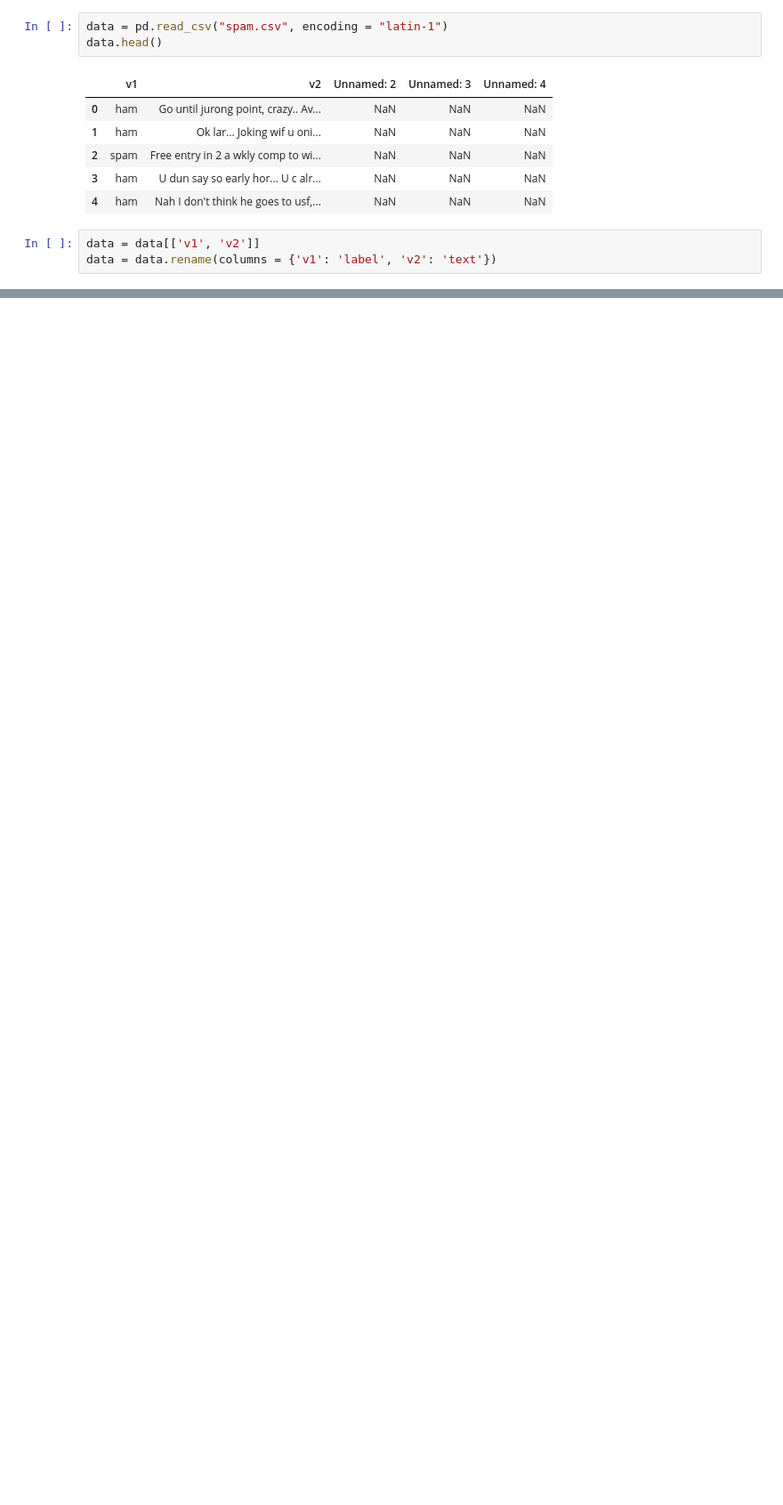
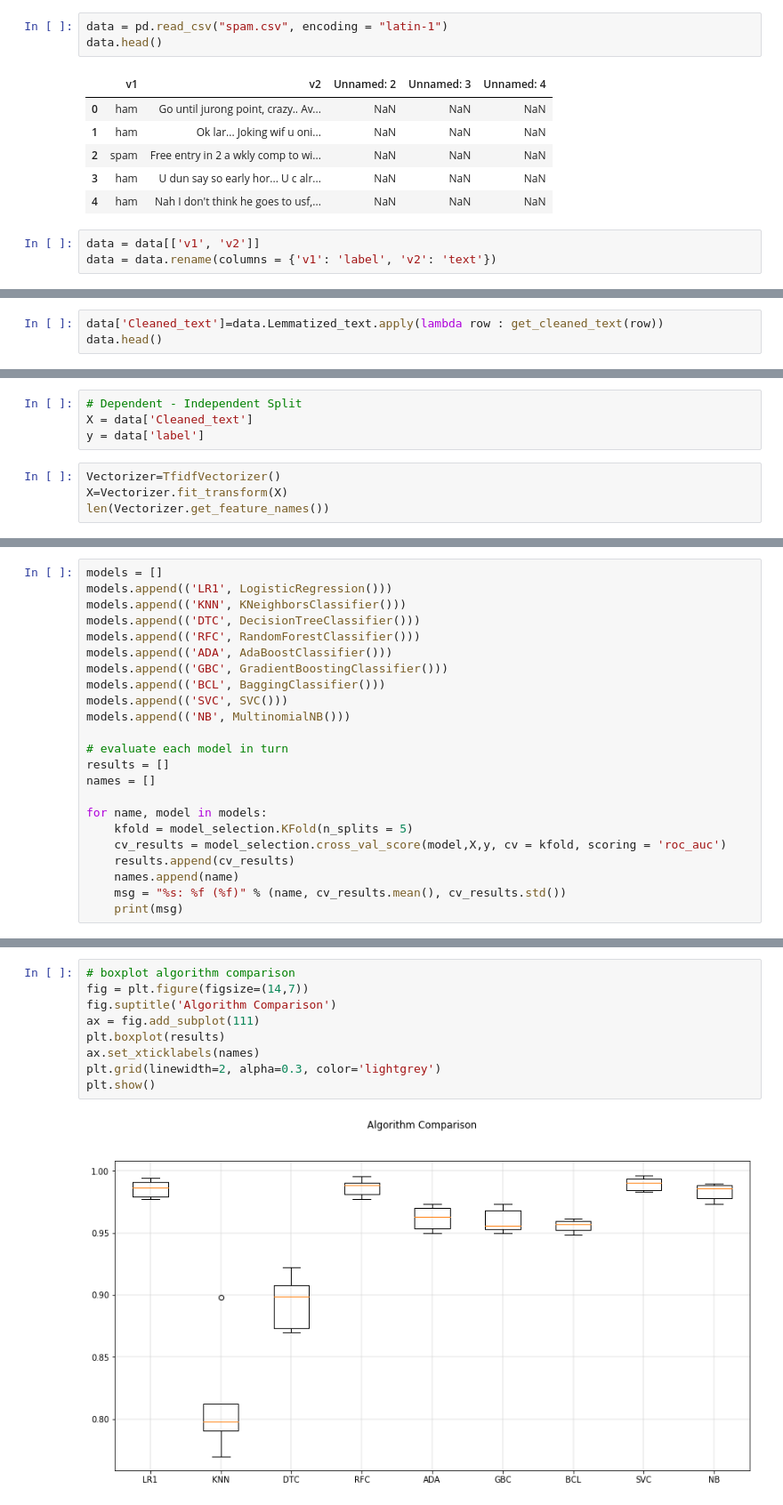
Before and after one commit to trs-kaushik/NLP-Spam-Ham-Classification, a Jupyter notebook: Spam_Ham.ipynb, the cells around one changed output, grey strips where cells are left out. Shown at 89% size. Saved outputs shown, nothing was run; the diff lists cells and outputs as text; blank space fills up the shorter version.

```diff
--- a/Spam_Ham.ipynb
+++ b/Spam_Ham.ipynb
@@ -84,0 +128,3 @@ pred("WINNER")
+# %%
+data['Cleaned_text']=data.Lemmatized_text.apply(lambda row : get_cleaned_text(row))
+data.head()
@@ -84,0 +144,8 @@ pred("WINNER")
+# %%
+# Dependent - Independent Split
+X = data['Cleaned_text']
+y = data['label']
+# %%
+Vectorizer=TfidfVectorizer()
+X=Vectorizer.fit_transform(X)
+len(Vectorizer.get_feature_names())
@@ -84,0 +175,23 @@ pred("WINNER")
+# %%
+models = []
+models.append(('LR1', LogisticRegression()))
+models.append(('KNN', KNeighborsClassifier()))
+models.append(('DTC', DecisionTreeClassifier()))
+models.append(('RFC', RandomForestClassifier()))
+models.append(('ADA', AdaBoostClassifier()))
+models.append(('GBC', GradientBoostingClassifier()))
+models.append(('BCL', BaggingClassifier()))
+models.append(('SVC', SVC()))
+models.append(('NB', MultinomialNB()))
+
+# evaluate each model in turn
+results = []
+names = []
+
+for name, model in models:
+    kfold = model_selection.KFold(n_splits = 5)
+    cv_results = model_selection.cross_val_score(model,X,y, cv = kfold, scoring = 'roc_auc')
+    results.append(cv_results)
+    names.append(name)
+    msg = "%s: %f (%f)" % (name, cv_results.mean(), cv_results.std())
+    print(msg)
@@ -84,0 +208,11 @@ pred("WINNER")
+# %%
+# boxplot algorithm comparison
+fig = plt.figure(figsize=(14,7))
+fig.suptitle('Algorithm Comparison')
+ax = fig.add_subplot(111)
+plt.boxplot(results)
+ax.set_xticklabels(names)
+plt.grid(linewidth=2, alpha=0.3, color='lightgrey')
+plt.show()
+# %% [output]
+[figure, added]
```
Also changed, not shown: parts of 34 cells of this notebook.
